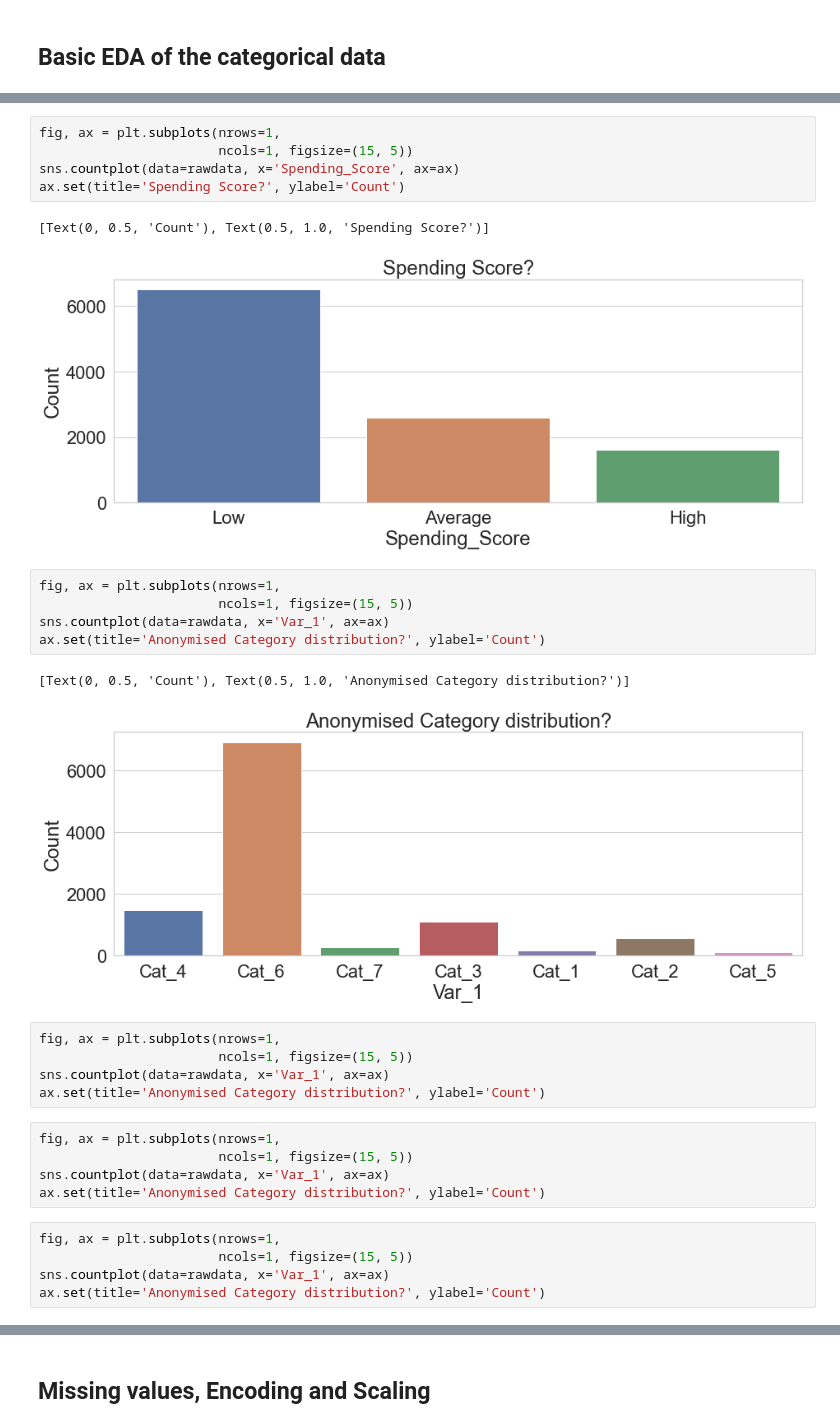
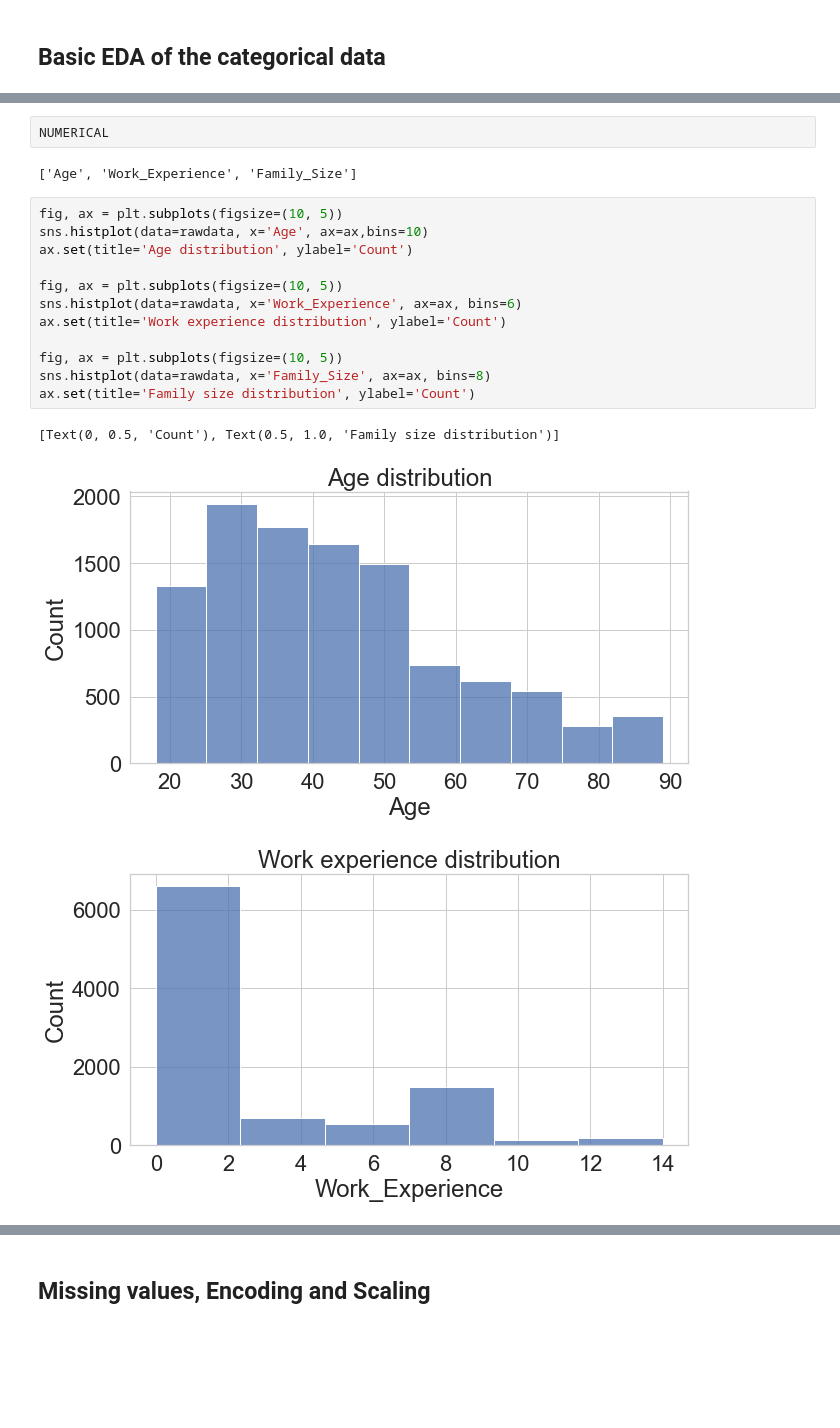
Before and after one commit to PietroDona/DS_Exercises, a Jupyter notebook: Customer Segmentation/notebooks/Segmentation-EDA.ipynb, the cells around one changed output, grey strips where cells are left out. Saved outputs shown, nothing was run; the diff lists cells and outputs as text; blank space fills up the shorter version.

```diff
--- a/Customer Segmentation/notebooks/Segmentation-EDA.ipynb
+++ b/Customer Segmentation/notebooks/Segmentation-EDA.ipynb
@@ -100,31 +85,20 @@ ax.set(title='Client Profession?', ylabel='Count')
-# %%
-fig, ax = plt.subplots(nrows=1,
-                       ncols=1, figsize=(15, 5))
-sns.countplot(data=rawdata, x='Spending_Score', ax=ax)
-ax.set(title='Spending Score?', ylabel='Count')
-# %% [output]
-[Text(0, 0.5, 'Count'), Text(0.5, 1.0, 'Spending Score?')]
-[figure, removed]
-# %%
-fig, ax = plt.subplots(nrows=1,
-                       ncols=1, figsize=(15, 5))
-sns.countplot(data=rawdata, x='Var_1', ax=ax)
-ax.set(title='Anonymised Category distribution?', ylabel='Count')
-# %% [output]
-[Text(0, 0.5, 'Count'), Text(0.5, 1.0, 'Anonymised Category distribution?')]
-[figure, removed]
-# %%
-fig, ax = plt.subplots(nrows=1,
-                       ncols=1, figsize=(15, 5))
-sns.countplot(data=rawdata, x='Var_1', ax=ax)
-ax.set(title='Anonymised Category distribution?', ylabel='Count')
-# %%
-fig, ax = plt.subplots(nrows=1,
-                       ncols=1, figsize=(15, 5))
-sns.countplot(data=rawdata, x='Var_1', ax=ax)
-ax.set(title='Anonymised Category distribution?', ylabel='Count')
-# %%
-fig, ax = plt.subplots(nrows=1,
-                       ncols=1, figsize=(15, 5))
-sns.countplot(data=rawdata, x='Var_1', ax=ax)
-ax.set(title='Anonymised Category distribution?', ylabel='Count')
+# %%
+NUMERICAL
+# %% [output]
+['Age', 'Work_Experience', 'Family_Size']
+# %%
+fig, ax = plt.subplots(figsize=(10, 5))
+sns.histplot(data=rawdata, x='Age', ax=ax,bins=10)
+ax.set(title='Age distribution', ylabel='Count')
+
+fig, ax = plt.subplots(figsize=(10, 5))
+sns.histplot(data=rawdata, x='Work_Experience', ax=ax, bins=6)
+ax.set(title='Work experience distribution', ylabel='Count')
+
+fig, ax = plt.subplots(figsize=(10, 5))
+sns.histplot(data=rawdata, x='Family_Size', ax=ax, bins=8)
+ax.set(title='Family size distribution', ylabel='Count')
+# %% [output]
+[Text(0, 0.5, 'Count'), Text(0.5, 1.0, 'Family size distribution')]
+[figure, added]
+[figure, added]
```
Also changed, not shown: parts of 34 cells of this notebook, 13 other files.
